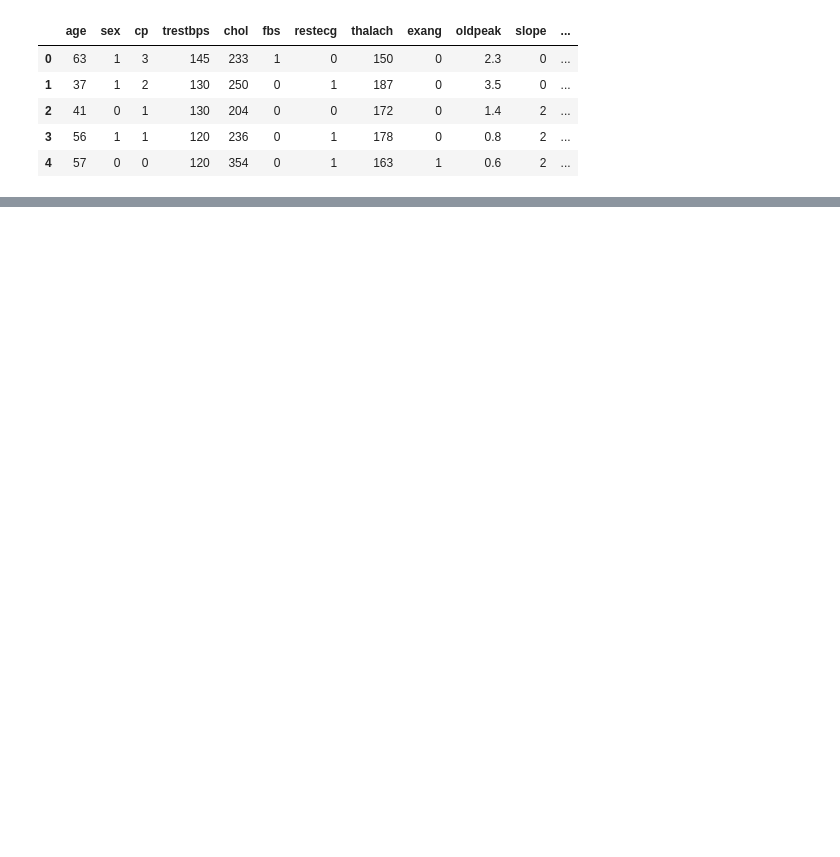
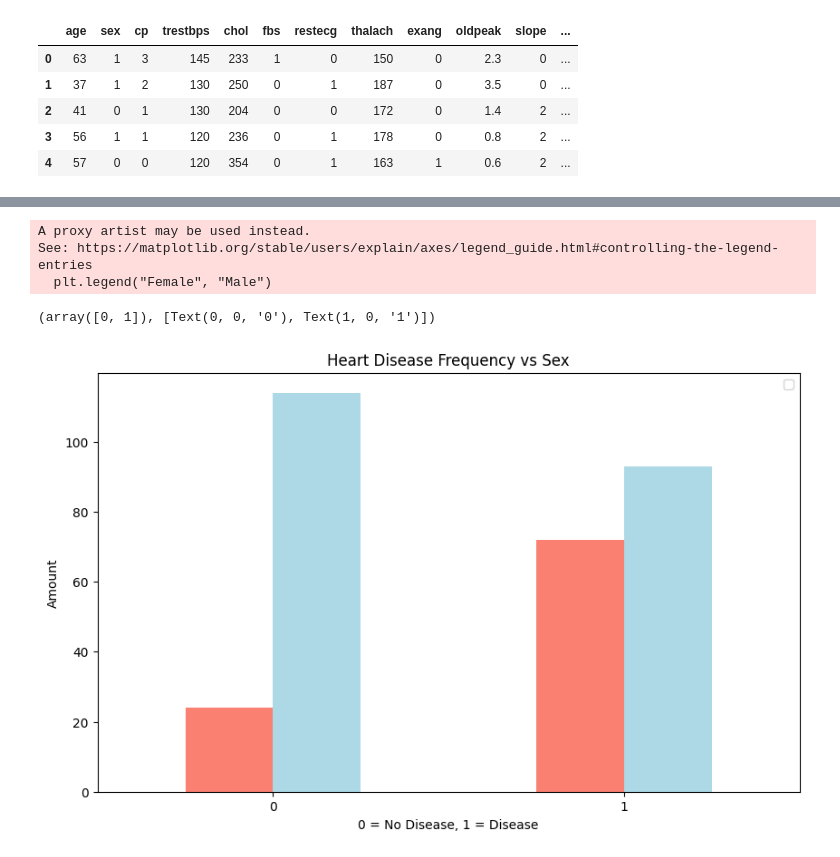
Before and after one commit to Amrovv/heart-disease-ML, a Jupyter notebook: notebooks/01-heart-disease-eda.ipynb, the cells around one changed output, grey strips where cells are left out. Saved outputs shown, nothing was run; the diff lists cells and outputs as text; code cells hidden in the pictures; blank space fills up the shorter version.

Commit message:
Compared and visualised how sex of participant correlates to target

```diff
--- a/notebooks/01-heart-disease-eda.ipynb
+++ b/notebooks/01-heart-disease-eda.ipynb
@@ -60,0 +84,27 @@ Name: proportion, dtype: float64
+# %%
+df.sex.value_counts()
+
+# Compare target column with sex column
+pd.crosstab(index=df.target, columns=df.sex)
+
+"""
+Simple heuristic: Based on this, we could predict that based on our data, if the participant is a women,
+there's a ~72% chance she has heart disease.
+As for males, that falls down to about 50%.
+"""
+
+# Visualising the data
+pd.crosstab(df.target, df.sex).plot(kind="bar",
+                                    figsize=(10,6),
+                                    color=["salmon", "lightblue"])
+plt.title("Heart Disease Frequency vs Sex")
+plt.xlabel("0 = No Disease, 1 = Disease")
+plt.ylabel("Amount")
+plt.legend("Female", "Male")
+plt.xticks(rotation=0) # Kepp the lables on the x-axis vertical
+# %% [output]
+A proxy artist may be used instead.
+See: https://matplotlib.org/stable/users/explain/axes/legend_guide.html#controlling-the-legend-entries
+  plt.legend("Female", "Male")
+(array([0, 1]), [Text(0, 0, '0'), Text(1, 0, '1')])
+[figure, added]
```
Also changed, not shown: parts of 1 cell of this notebook.
